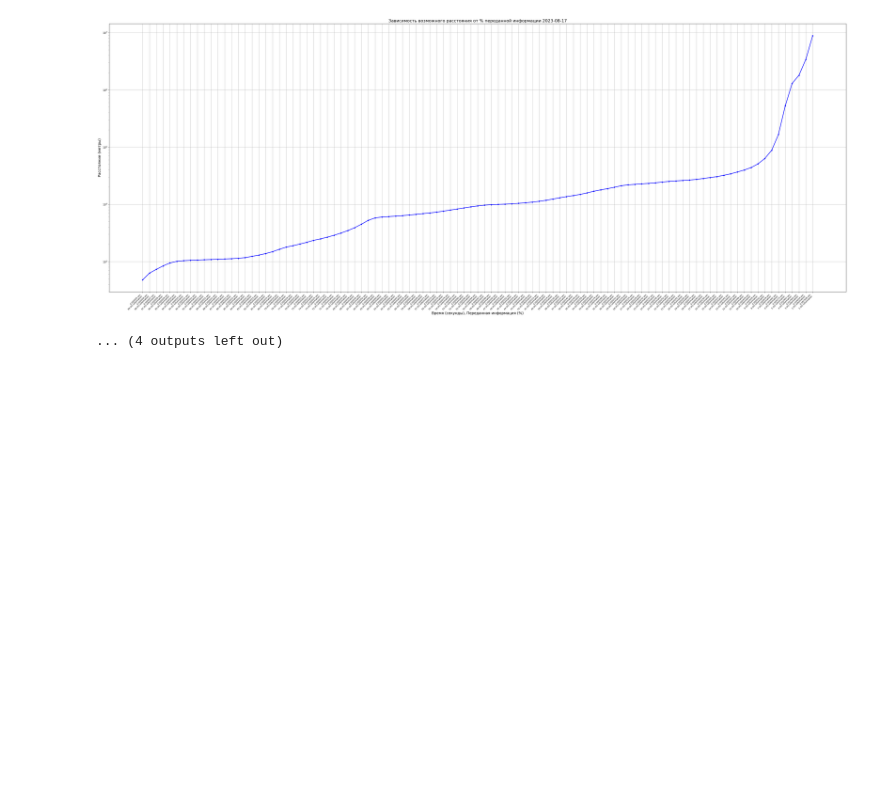
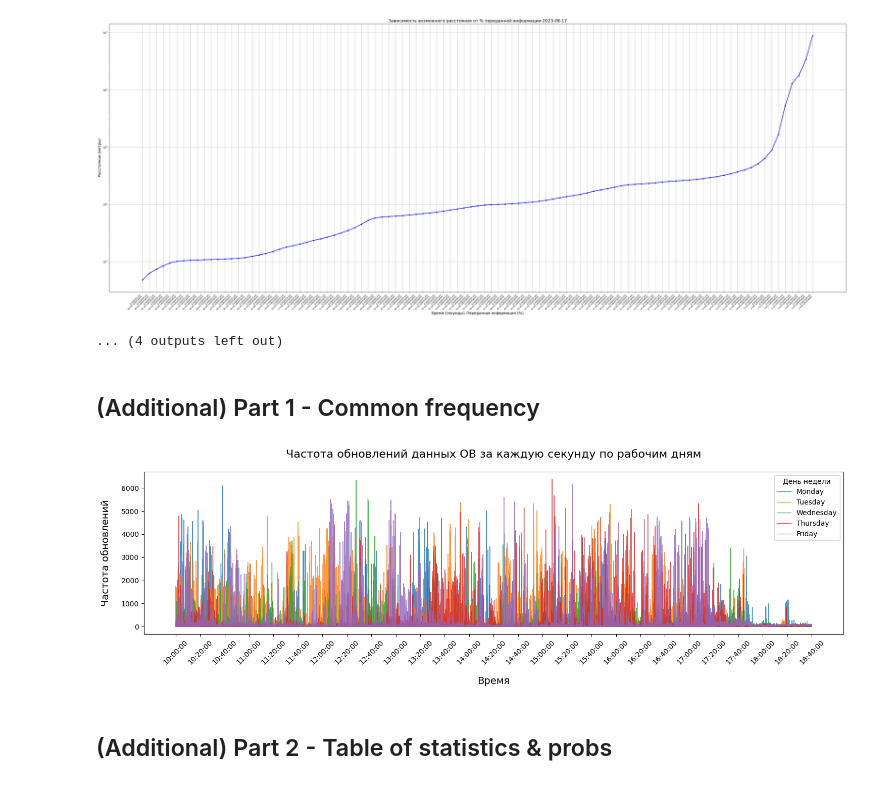
Before and after one commit to WastingT-me/HFT-Interviews, a Jupyter notebook: MD_Task.ipynb, the cells around one changed output. Drawn from its saved outputs; the diff is of its cells as text; code cells hidden in the pictures; blank space fills up the shorter version.

Commit message:
Fix shell & add common results

```diff
--- a/MD_Task.ipynb
+++ b/MD_Task.ipynb
@@ -9,7 +9,7 @@ Mounted at /content/drive
 #Libs
 # %%
 def import_modules():
-    global utils, pd, np, plt, datetime, timedelta, gc, signal, glob, os, warnings
+    global utils, pd, np, gc, signal, glob, os, warnings
     import pandas as pd
     import numpy as np
     import gc
@@ -152,3 +152,5 @@ Processing file: /content/drive/MyDrive/Quant/dataset_test/Local#FAST_CURR_MD#MO
 [figure]
 [figure]
 ... (4 outputs left out)
+# %% [markdown]
+## (Additional) Part 1 - Common frequency
@@ -154,0 +161,59 @@ Processing file: /content/drive/MyDrive/Quant/dataset_test/Local#FAST_CURR_MD#MO
+# %%
+def load_and_combine_frequency_data(folder_path, filenames):
+    combined_data = pd.DataFrame()
+
+    for filename in filenames:
+        file_path = os.path.join(folder_path, filename)
+
+        if os.path.exists(file_path):
+            data = pd.read_csv(file_path)
+            date_str = filename.split('_')[-1].split('.')[0]
+            date = datetime.strptime(date_str, '%Y-%m-%d')
+            day_of_week = date.strftime('%A')
+            frequency = data.groupby(['Hour', 'Minute', 'Second']).size()
+            frequency.index = pd.to_datetime(frequency.index.map(lambda x: f'{x[0]:02d}:{x[1]:02d}:{x[2]:02d}'), format='%H:%M:%S')
+
+            frequency = frequency.reset_index()
+            frequency['Day'] = day_of_week
+
+            combined_data = pd.concat([combined_data, frequency])
+        else:
+            print(f"File {file_path} does not exist.")
+
+    return combined_data
+
+def plot_combined_frequency(combined_data, start_time='10:00:00', end_time='18:40:00', interval_minutes=20):
+    tick_positions = utils.create_time_range(start_time=start_time, end_time=end_time, interval_minutes=interval_minutes)
+
+    plt.figure(figsize=(15, 5))
+    for day in combined_data['Day'].unique():
+        day_data = combined_data[combined_data['Day'] == day]
+        plt.plot(day_data['index'], day_data[0], label=day, linewidth=1, alpha=0.8)
+
+    plt.title(f'Частота обновлений данных ОВ за каждую секунду по рабочим дням', fontsize=16, pad=20)
+    plt.xlabel('Время', fontsize=14, labelpad=15)
+    plt.ylabel('Частота обновлений', fontsize=14, labelpad=15)
+    plt.gca().xaxis.set_major_formatter(DateFormatter('%H:%M:%S'))
+    plt.gca().set_xticks(tick_positions)
+
+    plt.xticks(rotation=45, fontsize=10)
+    plt.legend(title='День недели')
+    plt.tight_layout()
+    plt.show()
+
+folder_path = '/content/drive/MyDrive/Quant/md_task_temp_data/frequency'
+
+filenames = [
+    'Frequency_data_2023-08-14.csv',  # Monday
+    'Frequency_data_2023-08-15.csv',  # Tuesday
+    'Frequency_data_2023-08-16.csv',  # Wednesday
+    'Frequency_data_2023-08-17.csv',  # Thursday
+    'Frequency_data_2023-08-18.csv'   # Friday
+]
+
+combined_data = load_and_combine_frequency_data(folder_path, filenames)
+plot_combined_frequency(combined_data)
+# %% [output]
+[figure, added]
+# %% [markdown]
+## (Additional) Part 2 - Table of statistics & probs
```
Also changed, not shown: parts of 3 cells of this notebook.
